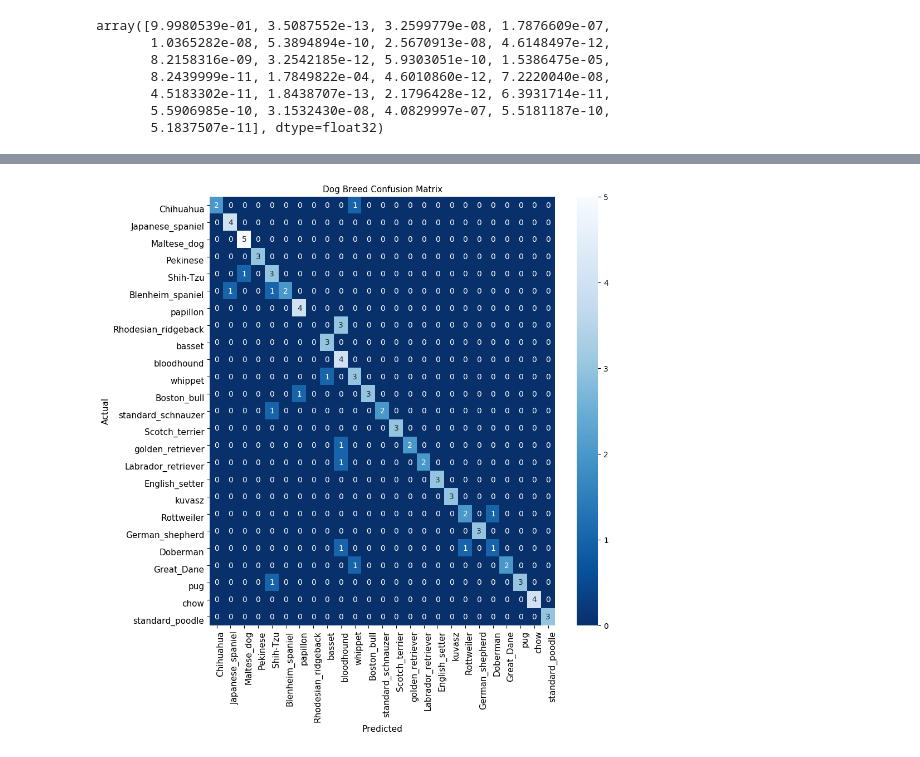
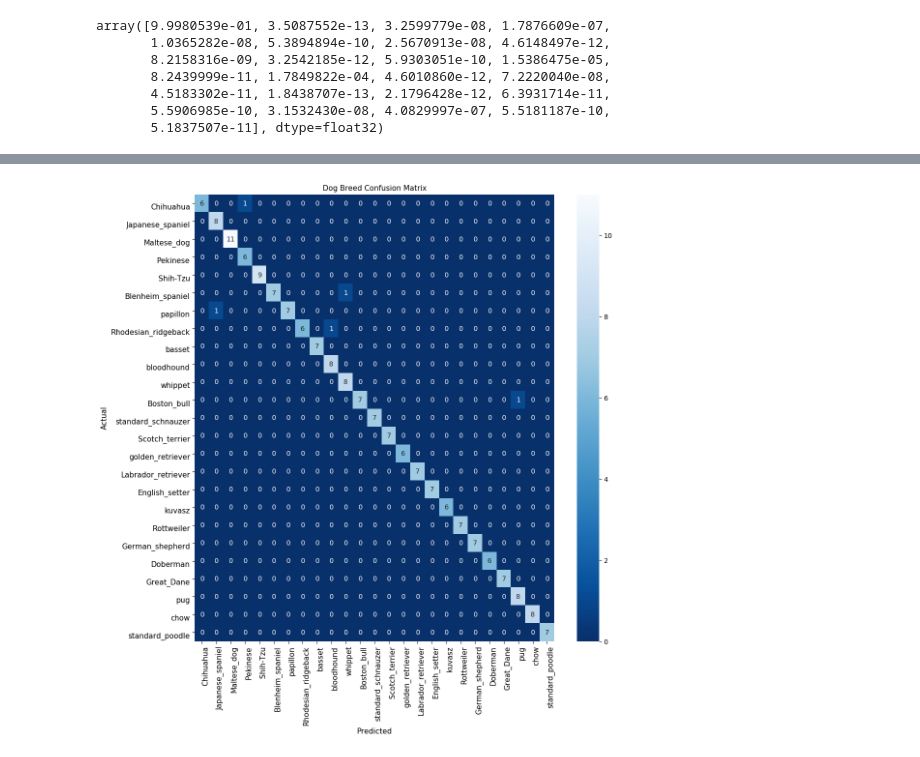
Before and after one commit to hberginc/Who-s_Your_Doggy, a Jupyter notebook: Visualize Predictions.ipynb, the cells around one changed output, grey strips where cells are left out. Drawn from its saved outputs; the diff is of its cells as text; code cells hidden in the pictures.

```diff
--- a/Visualize Predictions.ipynb
+++ b/Visualize Predictions.ipynb
@@ -313,0 +379,11 @@ lst = ['MVIMG_20180623_100815.jpg',
+# %%
+final_preds = []
+for img in range(21):
+    labels = validation_generator.class_indices
+    labels = dict((v,k) for k,v in labels.items())
+    animal_index = animal_preds[img].argsort()[::-1]
+    img_preds = []
+    for i in range(count):
+        label = labels[animal_index[i]]
+        img_preds.append(('-'.join(label.split('-')[1:])))
+    final_preds.append(img_preds[:3])
@@ -328,18 +439,0 @@ array([[0., 0., 0., 0., 0., 0., 0., 1., 0., 0., 0., 0., 0., 0., 0., 0.,
-# %%
-
-count = 0
-for i in rees_pred[0]:
-    if i != 0:
-        count += 1
-count
-
-rees_indx = rees_pred[0].argsort()[::-1]
-
-img_preds = []
-for i in range(count):
-    label = labels[rees_indx[i]]
-    img_preds.append(('-'.join(label.split('-')[1:])))
-# %%
-for i, im in enumerate(img_preds, 1):
-    print('Your Number {} breed option is {}'.format(i, im))
-first_r_img
@@ -412,9 +476,9 @@ lst = list(labels.values())
 real_labels = ['-'.join(lab.split('-')[1:]) for lab in lst]
 # %%
 from tensorflow.math import confusion_matrix
-predicted_class_indices = np.argmax(pred2,axis=1)
+predicted_class_indices = np.argmax(pred,axis=1)
 
 real_classes = validation_generator.classes
 
-conf_arry = confusion_matrix(real_classes, predicted_class_indices, num_classes=25)
+conf_arry = confusion_matrix(real_classes, predicted_class_indices, num_classes=25 )
 # %% [output]
@@ -470,16 +550,16 @@ df_cm
 # %%
 f_size = 11
-fig, ax = plt.subplots(1, figsize = (10,10))
+fig, ax = plt.subplots(1, figsize = (12,12))
 sns.heatmap(df_cm, annot=True,cmap="Blues_r", ax = ax)
 ax.set_title('Dog Breed Confusion Matrix', fontsize=f_size)
 ax.set_xlabel('Predicted', fontsize=f_size)
 ax.set_ylabel('Actual', fontsize=f_size)
 ax.set_xticklabels(real_labels, rotation=90, fontsize=f_size, ha='left')
 ax.set_yticklabels(real_labels, fontsize=f_size, va = 'top')
 
 plt.show()
 # %% [output]
-[figure, old version]
+[figure, new version]
 # %%
 def plot_missclass(holdout_generator, predictions):
     x,y = holdout_generator.next()
```
Also changed, not shown: parts of 28 cells of this notebook, 5 other files.
